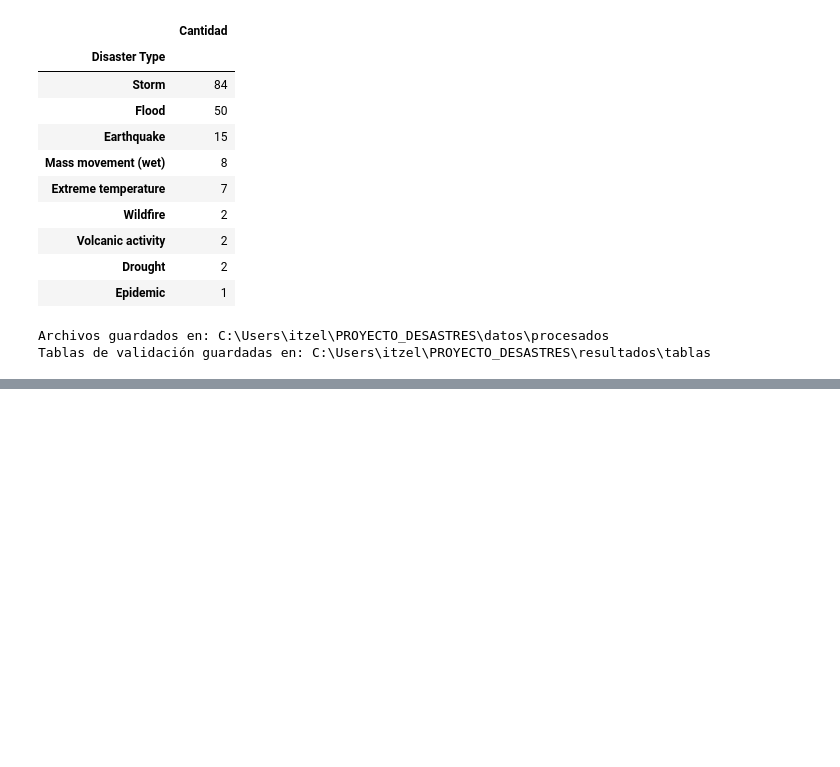
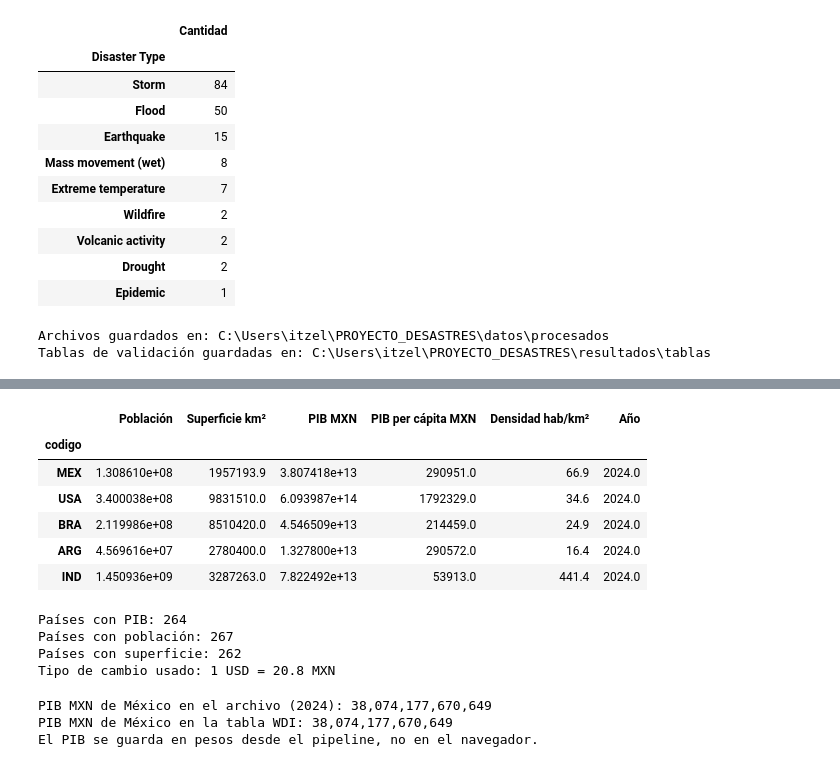
Before and after one commit to JackieCruz07/proyecto-desastres, a Jupyter notebook: notebooks/01_actividad1_preprocesamiento_eda.ipynb, the cells around one changed output, grey strips where cells are left out. Drawn from its saved outputs; the diff is of its cells as text; code cells hidden in the pictures; blank space fills up the shorter version.

```diff
--- a/notebooks/01_actividad1_preprocesamiento_eda.ipynb
+++ b/notebooks/01_actividad1_preprocesamiento_eda.ipynb
@@ -5267,0 +5280,59 @@ Tablas de validación guardadas en: C:\Users\itzel\PROYECTO_DESASTRES\resultados
+# %%
+# Reviso la tabla socioeconómica que alimenta la aplicación.
+import sys
+from pathlib import Path
+
+RAIZ = Path.cwd().parent if Path.cwd().name == "notebooks" else Path.cwd()
+if str(RAIZ) not in sys.path:
+    sys.path.insert(0, str(RAIZ))
+
+from src.integracion_paises import construir_tabla, TIPO_CAMBIO_MXN
+
+tabla_paises = construir_tabla()
+
+# Muestro las economías que más peso tienen en el conjunto.
+paises_clave = ["MEX", "USA", "BRA", "ARG", "IND"]
+resumen_socio = tabla_paises.loc[
+    [c for c in paises_clave if c in tabla_paises.index],
+    ["poblacion", "superficie_km2", "pib_mxn", "pib_pc_mxn", "densidad", "anio_socio"],
+].copy()
+resumen_socio.columns = [
+    "Población", "Superficie km²", "PIB MXN",
+    "PIB per cápita MXN", "Densidad hab/km²", "Año",
+]
+display(resumen_socio)
+
+print("Países con PIB:", int(tabla_paises["pib_mxn"].notna().sum()))
+print("Países con población:", int(tabla_paises["poblacion"].notna().sum()))
+print("Países con superficie:", int(tabla_paises["superficie_km2"].notna().sum()))
+print(f"Tipo de cambio usado: 1 USD = {TIPO_CAMBIO_MXN} MXN")
+# %% [output]
+|  | Población | Superficie km² | PIB MXN | PIB per cápita MXN | Densidad hab/km² | Año |
+| codigo |  |  |  |  |  |  |
+| MEX | 1.308610e+08 | 1957193.9 | 3.807418e+13 | 290951.0 | 66.9 | 2024.0 |
+| USA | 3.400038e+08 | 9831510.0 | 6.093987e+14 | 1792329.0 | 34.6 | 2024.0 |
+| BRA | 2.119986e+08 | 8510420.0 | 4.546509e+13 | 214459.0 | 24.9 | 2024.0 |
+| ARG | 4.569616e+07 | 2780400.0 | 1.327800e+13 | 290572.0 | 16.4 | 2024.0 |
+| IND | 1.450936e+09 | 3287263.0 | 7.822492e+13 | 53913.0 | 441.4 | 2024.0 |
+Países con PIB: 264
+Países con población: 267
+Países con superficie: 262
+Tipo de cambio usado: 1 USD = 20.8 MXN
+# %%
+# Comparo el PIB de México del archivo integrado con el que calcula el módulo.
+mex_mismo_anio = df_validado_mxn[
+    df_validado_mxn["ISO"].astype("string").str.upper().eq("MEX")
+    & df_validado_mxn["Start Year"].eq(2024)
+]["PIB_MXN_corrientes"].dropna()
+
+pib_archivo = mex_mismo_anio.iloc[0] if len(mex_mismo_anio) else None
+pib_modulo = tabla_paises.loc["MEX", "pib_mxn"]
+
+print("PIB MXN de México en el archivo (2024):",
+      f"{pib_archivo:,.0f}" if pib_archivo is not None else "sin dato")
+print("PIB MXN de México en la tabla WDI:", f"{pib_modulo:,.0f}")
+print("El PIB se guarda en pesos desde el pipeline, no en el navegador.")
+# %% [output]
+PIB MXN de México en el archivo (2024): 38,074,177,670,649
+PIB MXN de México en la tabla WDI: 38,074,177,670,649
+El PIB se guarda en pesos desde el pipeline, no en el navegador.
```
Also changed, not shown: parts of 12 cells of this notebook, 47 other files.
